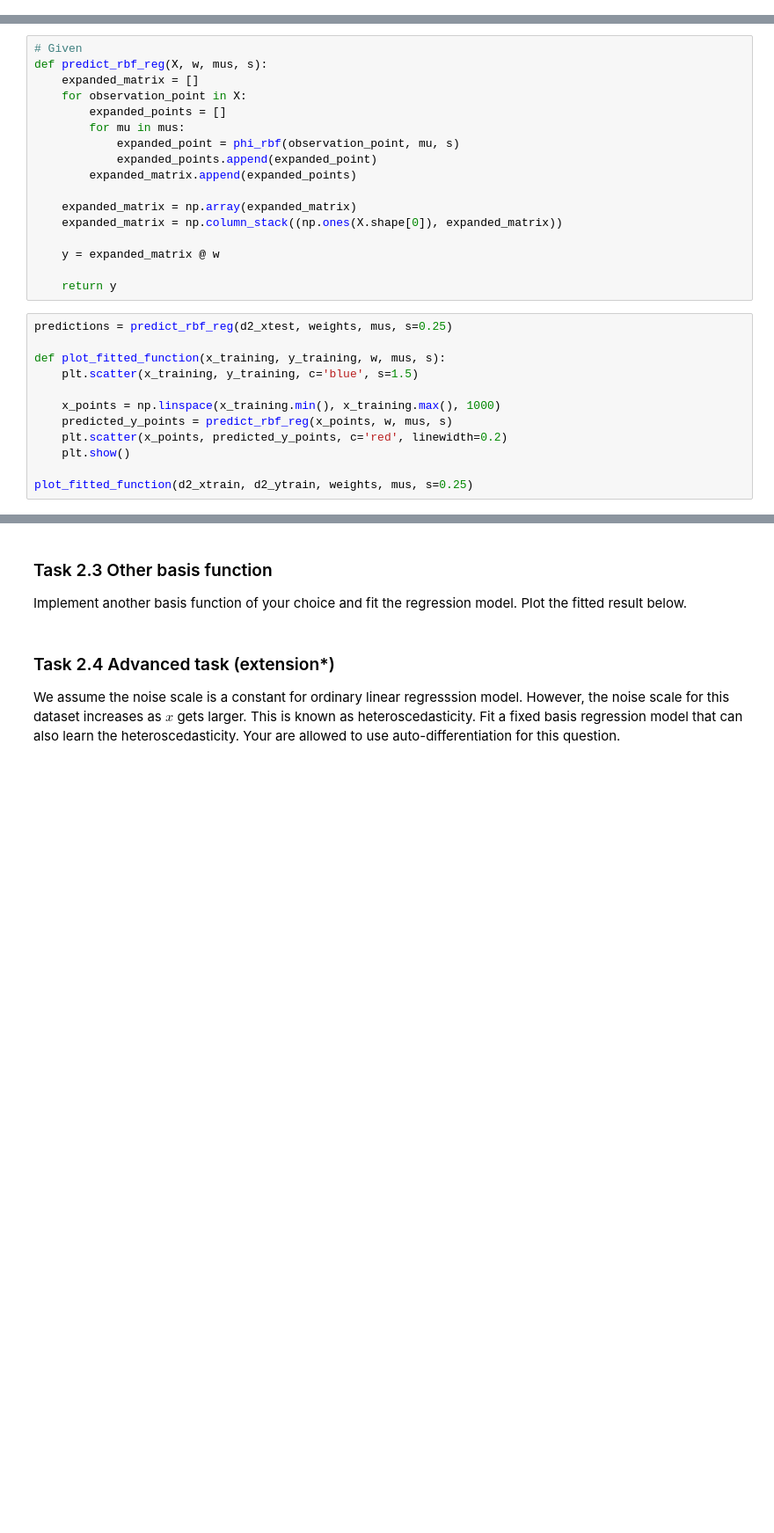
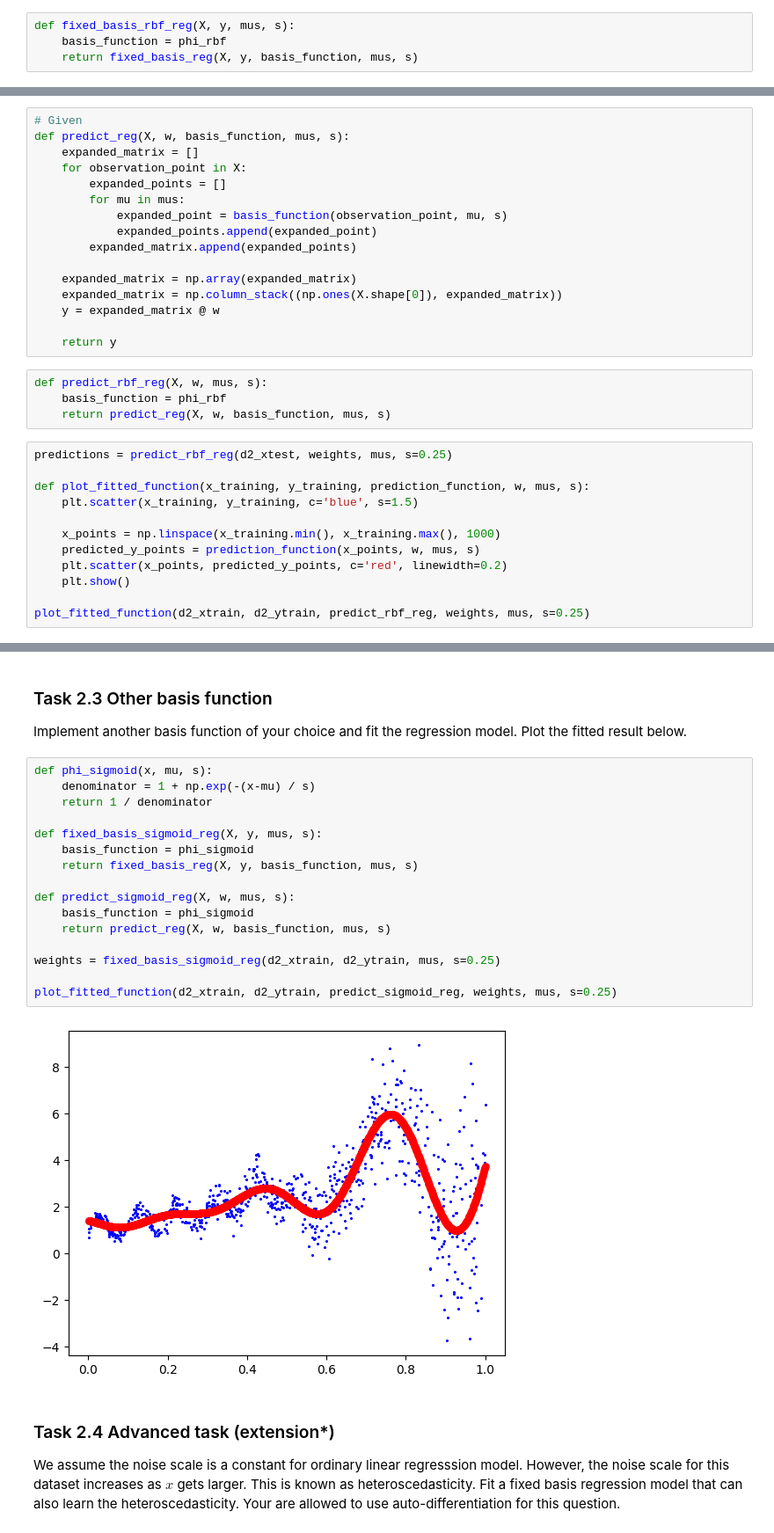
Before and after one commit to sachin-sadhu/ml_p1, a Jupyter notebook: P1.ipynb, the cells around one changed output, grey strips where cells are left out. Shown at 88% size. Saved outputs shown, nothing was run; the diff lists cells and outputs as text; blank space fills up the shorter version.

```diff
--- a/P1.ipynb
+++ b/P1.ipynb
@@ -468,6 +468,10 @@ def fixed_basis_rbf_reg(X, y, mus, s):
     w = np.linalg.inv(expanded_matrix.T @ expanded_matrix) @ expanded_matrix.T @ y
 
     return w
+# %%
+def fixed_basis_rbf_reg(X, y, mus, s):
+    basis_function = phi_rbf
+    return fixed_basis_reg(X, y, basis_function, mus, s)
 # %%
 # Generate a variable number of evenly spaced points between the min/max of X's dataset.
 num_mus = 10
@@ -481,33 +485,36 @@ Implement a `predict` method, that output the prediction $\hat{y}$ given input $
 * plot the fitted function on top of the scatter plot of the training data
 # %%
 # Given
-def predict_rbf_reg(X, w, mus, s):
+def predict_reg(X, w, basis_function, mus, s):
     expanded_matrix = []
     for observation_point in X:
         expanded_points = []
         for mu in mus:
-            expanded_point = phi_rbf(observation_point, mu, s)
+            expanded_point = basis_function(observation_point, mu, s)
             expanded_points.append(expanded_point)
         expanded_matrix.append(expanded_points)
 
     expanded_matrix = np.array(expanded_matrix)
     expanded_matrix = np.column_stack((np.ones(X.shape[0]), expanded_matrix))
-
     y = expanded_matrix @ w
 
     return y
+# %%
+def predict_rbf_reg(X, w, mus, s):
+    basis_function = phi_rbf
+    return predict_reg(X, w, basis_function, mus, s)
 # %%
 predictions = predict_rbf_reg(d2_xtest, weights, mus, s=0.25)
 
-def plot_fitted_function(x_training, y_training, w, mus, s):
+def plot_fitted_function(x_training, y_training, prediction_function, w, mus, s):
     plt.scatter(x_training, y_training, c='blue', s=1.5)
 
     x_points = np.linspace(x_training.min(), x_training.max(), 1000)
-    predicted_y_points = predict_rbf_reg(x_points, w, mus, s)
+    predicted_y_points = prediction_function(x_points, w, mus, s)
     plt.scatter(x_points, predicted_y_points, c='red', linewidth=0.2)
     plt.show()
 
-plot_fitted_function(d2_xtrain, d2_ytrain, weights, mus, s=0.25)
+plot_fitted_function(d2_xtrain, d2_ytrain, predict_rbf_reg, weights, mus, s=0.25)
 # %% [output]
 [figure]
 # %% [markdown]
@@ -515,6 +522,24 @@ plot_fitted_function(d2_xtrain, d2_ytrain, weights, mus, s=0.25)
 
 
 Implement another basis function of your choice and fit the regression model. Plot the fitted result below.
+# %%
+def phi_sigmoid(x, mu, s):
+    denominator = 1 + np.exp(-(x-mu) / s)
+    return 1 / denominator
+
+def fixed_basis_sigmoid_reg(X, y, mus, s):
+    basis_function = phi_sigmoid
+    return fixed_basis_reg(X, y, basis_function, mus, s)
+
+def predict_sigmoid_reg(X, w, mus, s):
+    basis_function = phi_sigmoid
+    return predict_reg(X, w, basis_function, mus, s)
+
+weights = fixed_basis_sigmoid_reg(d2_xtrain, d2_ytrain, mus, s=0.25)
+
+plot_fitted_function(d2_xtrain, d2_ytrain, predict_sigmoid_reg, weights, mus, s=0.25)
+# %% [output]
+[figure, added]
 # %% [markdown]
 ### Task 2.4 Advanced task (extension*)
 
```
Also changed, not shown: parts of 1 cell of this notebook.
